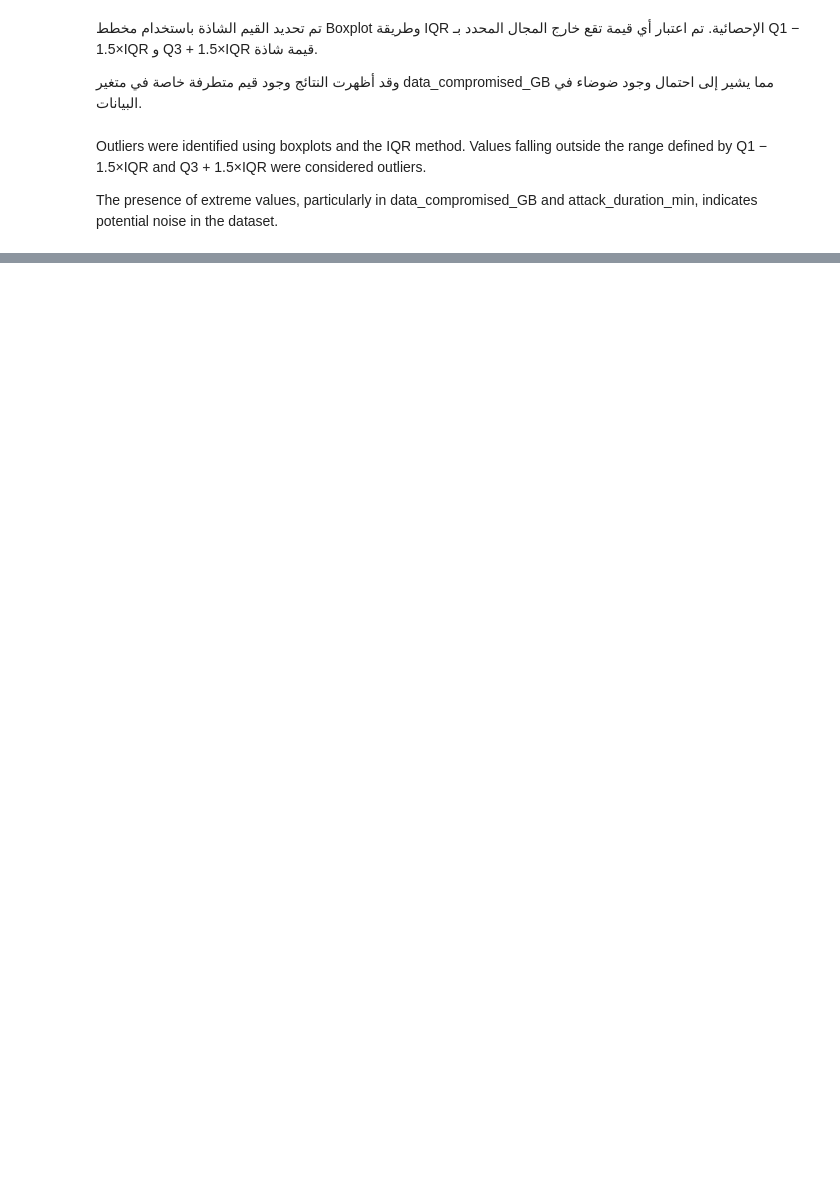
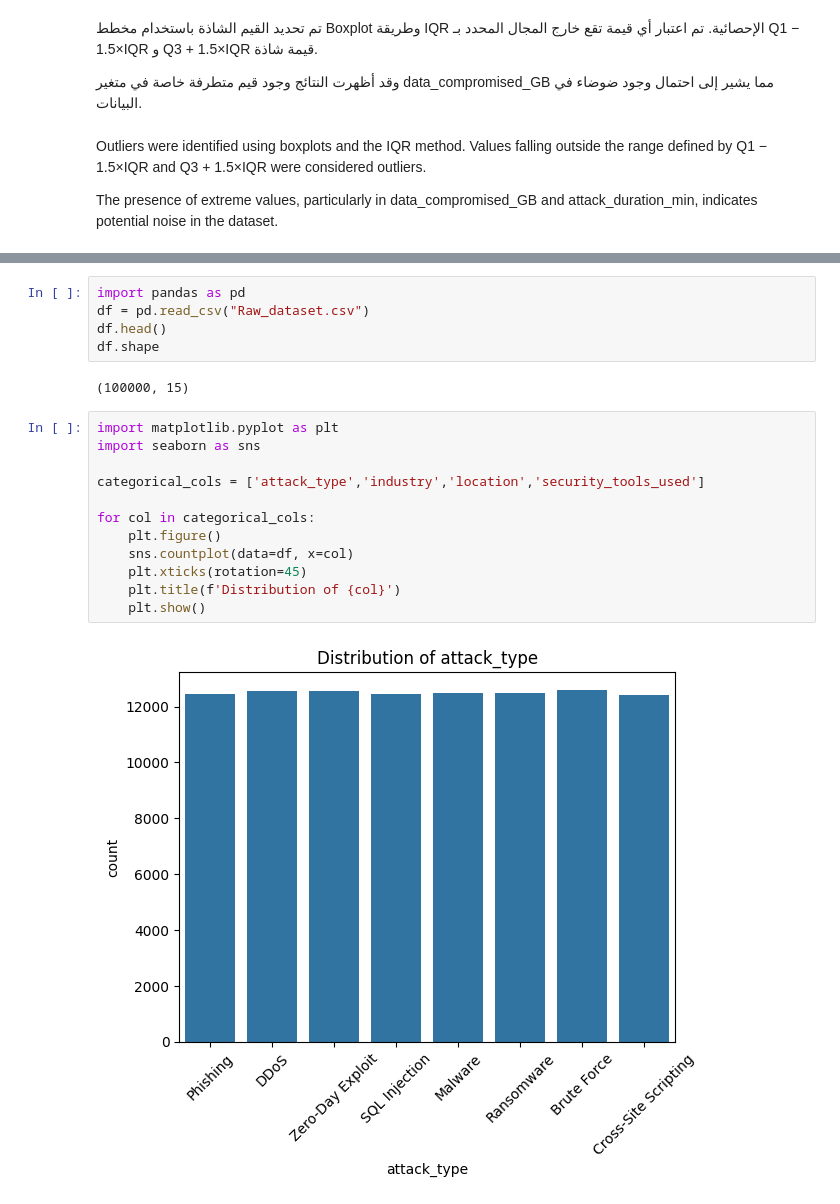
Before and after one commit to noor-gh06/Cybercrime-DataMining, a Jupyter notebook: Phase2.ipynb, the cells around one changed output, grey strips where cells are left out. Drawn from its saved outputs; the diff is of its cells as text; blank space fills up the shorter version.

```diff
--- a/Phase2.ipynb
+++ b/Phase2.ipynb
@@ -240,0 +142,21 @@ The presence of extreme values, particularly in data_compromised_GB and attack_d
+# %%
+import pandas as pd
+df = pd.read_csv("Raw_dataset.csv")
+df.head()
+df.shape
+# %% [output]
+(100000, 15)
+# %%
+import matplotlib.pyplot as plt
+import seaborn as sns
+
+categorical_cols = ['attack_type','industry','location','security_tools_used']
+
+for col in categorical_cols:
+    plt.figure()
+    sns.countplot(data=df, x=col)
+    plt.xticks(rotation=45)
+    plt.title(f'Distribution of {col}')
+    plt.show()
+# %% [output]
+[figure, added]
```
Also changed, not shown: parts of 25 cells of this notebook.
